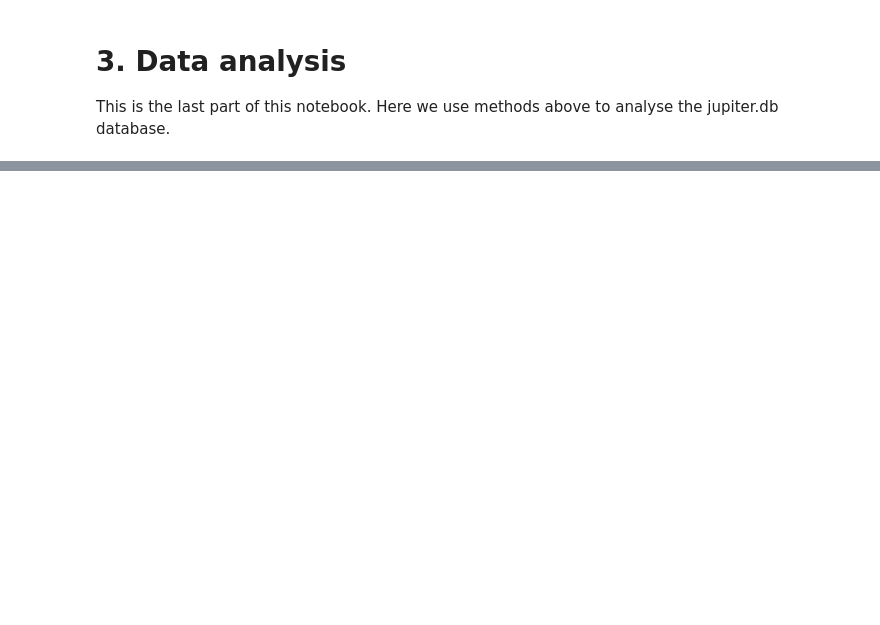
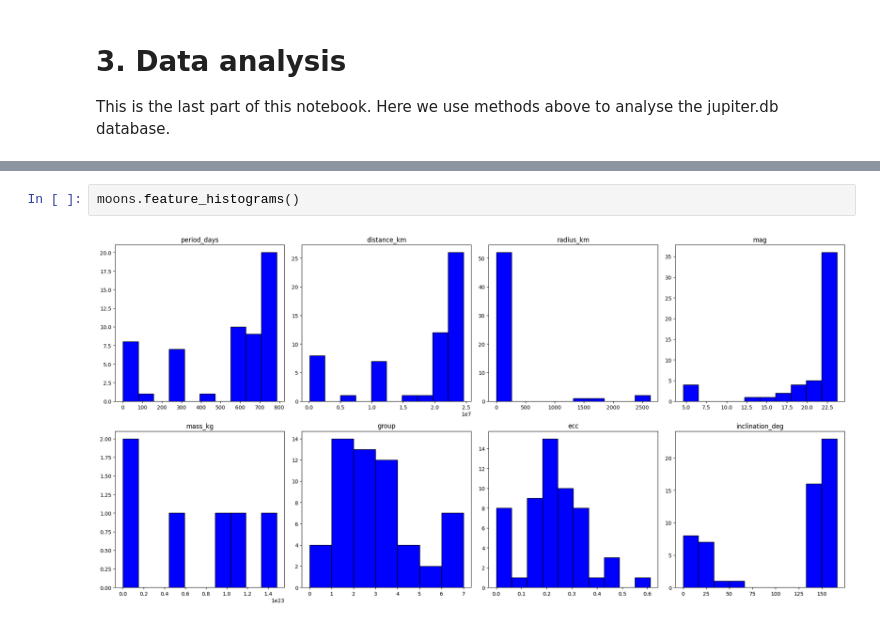
Before and after one commit to lt22412/jupiters_moons_project, a Jupyter notebook: jupiter_analysis.ipynb, the cells around one changed output, grey strips where cells are left out. Saved outputs shown, nothing was run; the diff lists cells and outputs as text; blank space fills up the shorter version.

```diff
--- a/jupiter_analysis.ipynb
+++ b/jupiter_analysis.ipynb
@@ -279,0 +436,4 @@ moons 'group_dictionary' attribute after conversion to numbers:
+# %%
+moons.feature_histograms()
+# %% [output]
+[figure, added]
```
Also changed, not shown: parts of 45 cells of this notebook, 1 other file.
